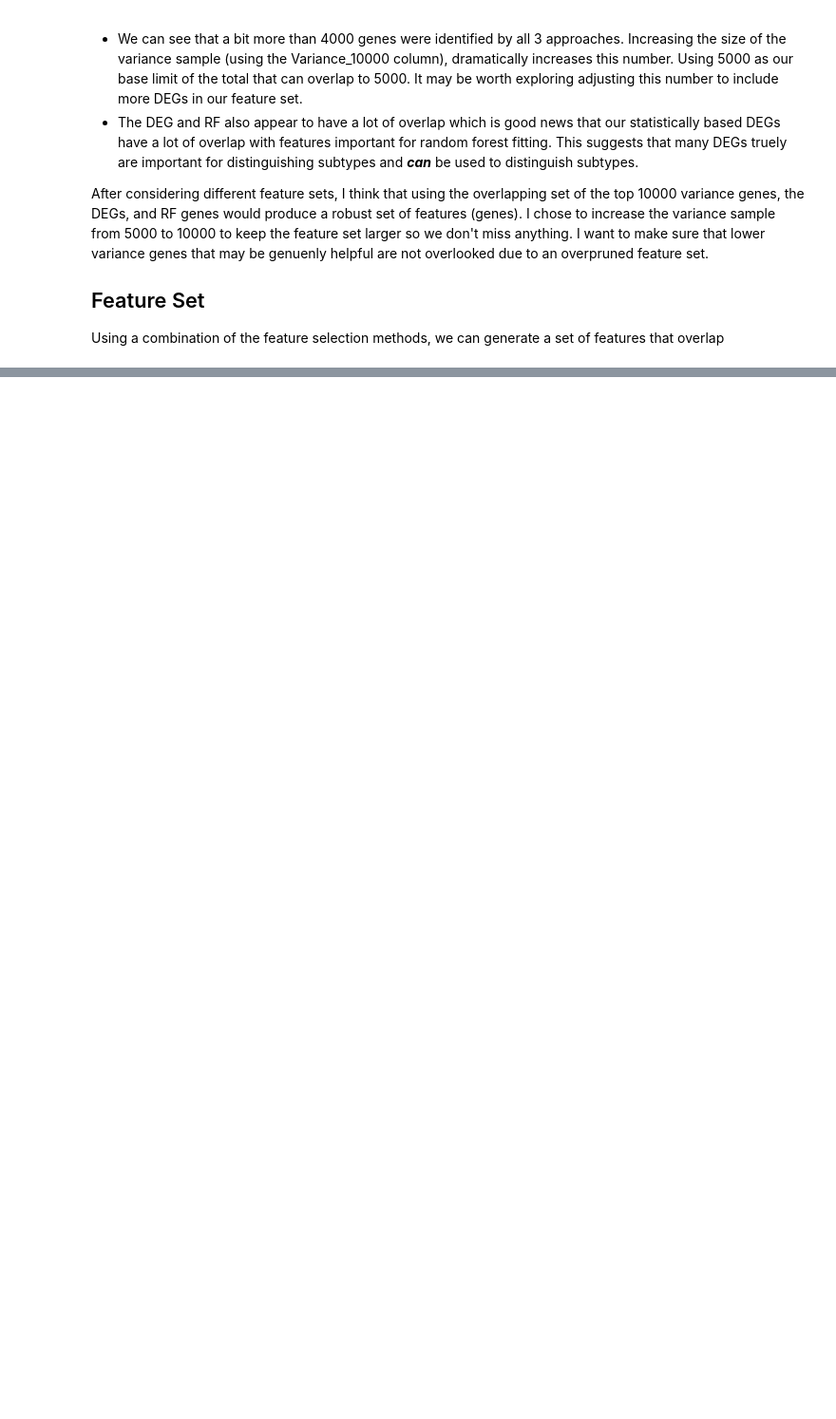
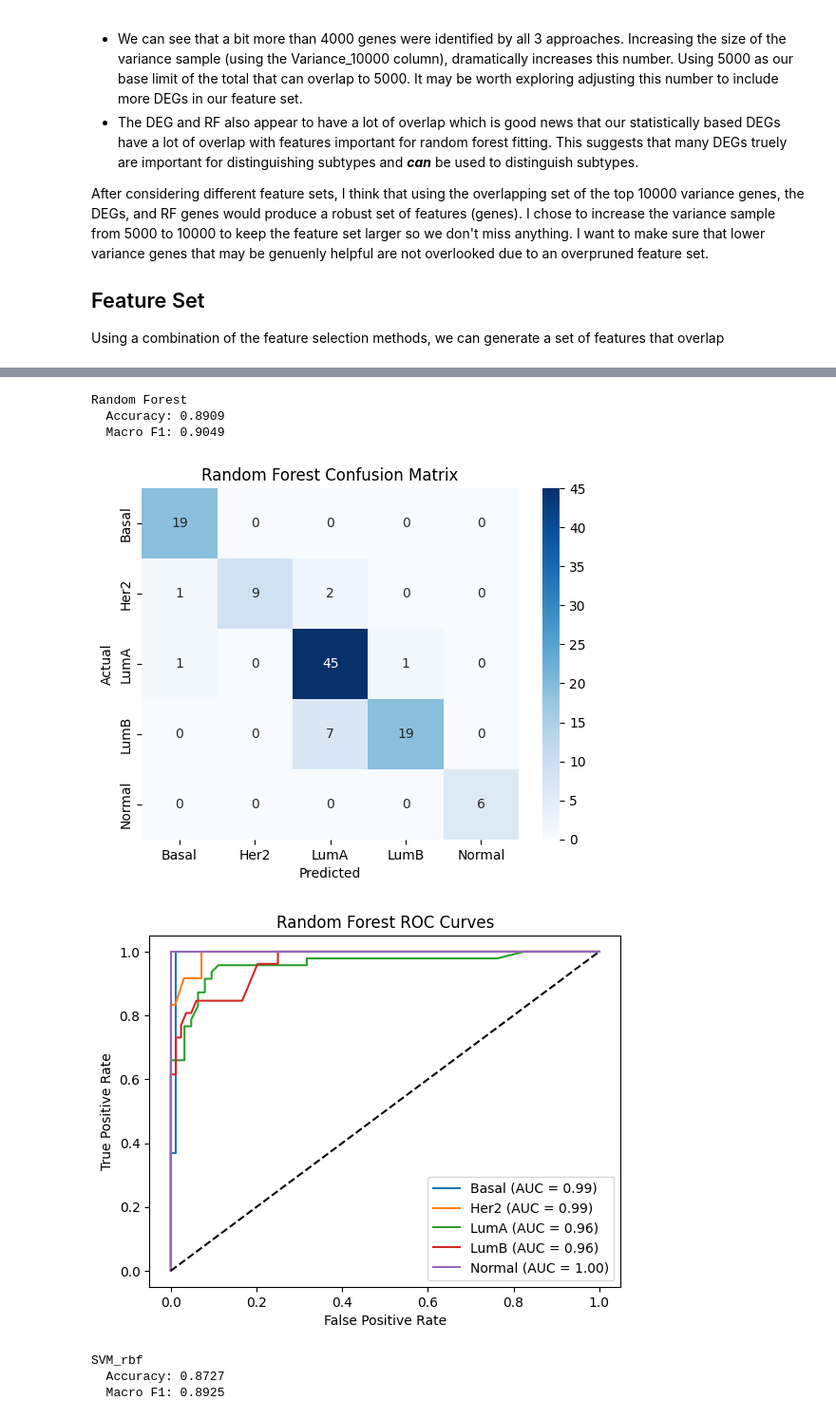
Before and after one commit to nshaw928/bioinformatics-project, a Jupyter notebook: notebooks/04_ml_classification.ipynb, the cells around one changed output, grey strips where cells are left out. Shown at 95% size. Saved outputs shown, nothing was run; the diff lists cells and outputs as text; code cells hidden in the pictures; blank space fills up the shorter version.

```diff
--- a/notebooks/04_ml_classification.ipynb
+++ b/notebooks/04_ml_classification.ipynb
@@ -290,0 +340,78 @@ lr = LogisticRegression(
+# %%
+summary = []
+for name, grid_search in results.items():
+    model = grid_search.best_estimator_
+    y_pred = model.predict(X_test_consensus)
+
+    # Accuracy and F1 scores
+    acc = accuracy_score(y_test, y_pred)
+    f1 = f1_score(y_test, y_pred, average='macro')
+
+    print(f'{name}')
+    print(f'  Accuracy: {acc:.4f}')
+    print(f'  Macro F1: {f1:.4f}\n')
+
+    # Confusion Matrix
+    cm = confusion_matrix(y_test, y_pred, labels=model.classes_)
+    sns.heatmap(
+        cm,
+        annot = True,
+        fmt = 'd',
+        cmap = 'Blues',
+        xticklabels = model.classes_,
+        yticklabels = model.classes_
+    )
+    plt.xlabel('Predicted')
+    plt.ylabel('Actual')
+    plt.title(f'{name} Confusion Matrix')
+    plt.show()
+
+    # ROC curve
+    y_prob = model.predict_proba(X_test_consensus)
+
+    classes = model.classes_
+    y_test_bin = label_binarize(y_test, classes=classes) # converts to binary matrix where each class is a column
+
+    fig, ax = plt.subplots()
+    auc_scores = {}
+    for i, cls in enumerate(classes):
+        fpr, tpr, _ = roc_curve(y_test_bin[:, i], y_prob[:, i])
+        roc_auc = auc(fpr, tpr)
+        auc_scores[cls] = roc_auc
+
+        # Plot line for this class
+        ax.plot(fpr, tpr, label=f'{cls} (AUC = {roc_auc:.2f})')
+
+    # Complete plot for this classifier
+    ax.plot([0, 1], [0, 1], 'k--') # diagonal reference line
+    ax.set_xlabel('False Positive Rate')
+    ax.set_ylabel('True Positive Rate')
+    ax.set_title(f'{name} ROC Curves')
+    ax.legend()
+    plt.show()
+
+    # Collect data for summary
+    best_cls = max(auc_scores, key=auc_scores.get)
+    worst_cls = min(auc_scores, key=auc_scores.get)
+
+    summary.append({
+        'Classifier': name,
+        'Feature Set': 'Consensus (1734)',
+        'Accuracy': round(acc, 4),
+        'Macro F1': round(f1, 4),
+        'Best Subtype AUC': f'{best_cls}: {auc_scores[best_cls]:.2f}',
+        'Worst Subtype AUC': f'{worst_cls}: {auc_scores[worst_cls]:.2f}'
+    })
+
+# Create and print summary table
+df_summary = pd.DataFrame(summary)
+df_summary.style.hide(axis='index')
+# %% [output]
+Random Forest
+  Accuracy: 0.8909
+  Macro F1: 0.9049
+[figure, added]
+[figure, added]
+SVM_rbf
+  Accuracy: 0.8727
+  Macro F1: 0.8925
```
Also changed, not shown: parts of 14 cells of this notebook, 1 other file.
